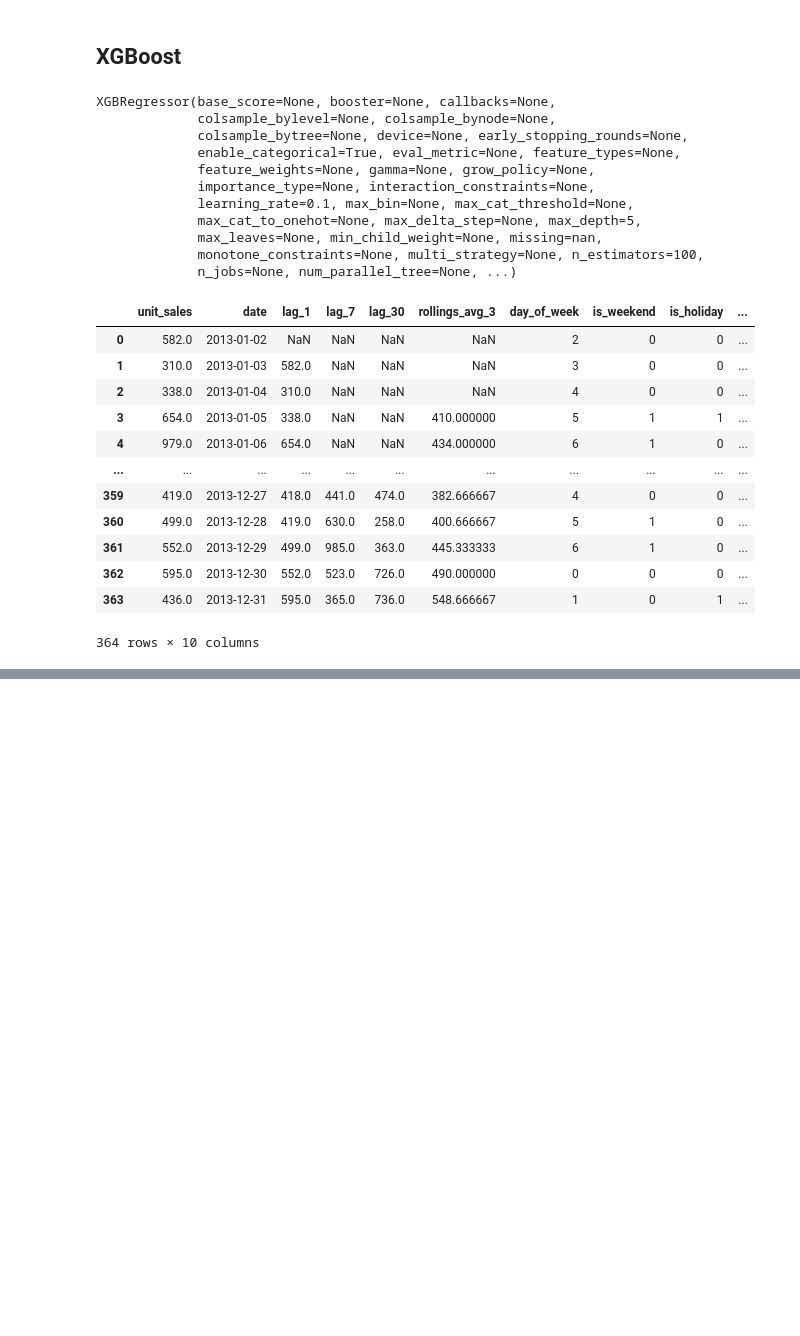
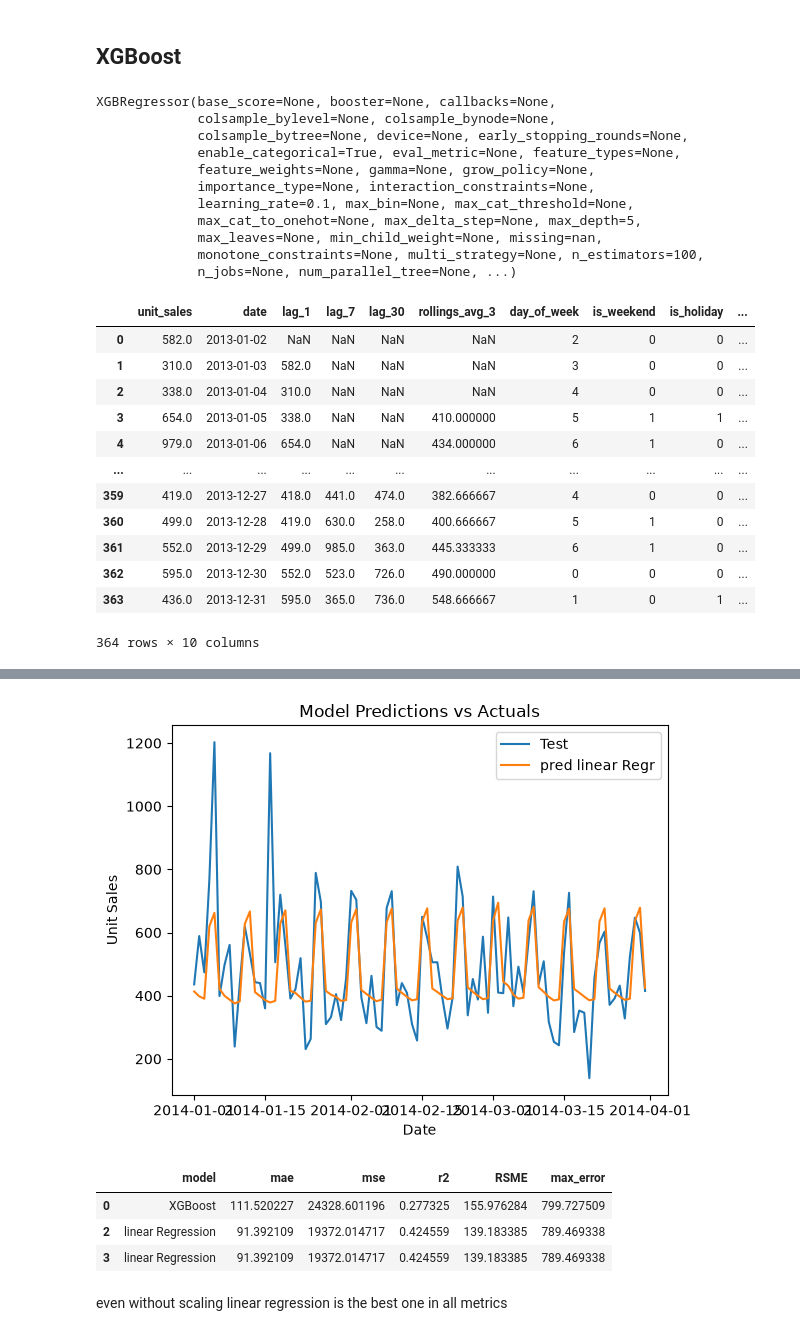
Before and after one commit to ka-katrin/Python_Timeseries_Project, a Jupyter notebook: feature_engineering_models.ipynb, the cells around one changed output, grey strips where cells are left out. Drawn from its saved outputs; the diff is of its cells as text; code cells hidden in the pictures; blank space fills up the shorter version.

```diff
--- a/feature_engineering_models.ipynb
+++ b/feature_engineering_models.ipynb
@@ -200,0 +256,4 @@ model_evaluation.loc[len(model_evaluation)] = ['arima', aic, mae, mse, r2]
+# %%
+x_train_lr['date']=x_train_lr.index     #linear regression can't handle daytime objects
+# %%
+x_train_lr.drop('date',axis=1,inplace=True)
@@ -200,0 +265,12 @@ model_evaluation.loc[len(model_evaluation)] = ['arima', aic, mae, mse, r2]
+# %%
+forecast_linearr = iterative_forecast(model_linearr, train, len(y_test))
+# %%
+plt.plot(test['date'], test['unit_sales'], label='Test')
+plt.plot(forecast_xgboost['date'], forecast_linearr['unit_sales'], label='pred linear Regr')
+plt.legend()
+plt.title('Model Predictions vs Actuals')
+plt.xlabel('Date')
+plt.ylabel('Unit Sales')
+plt.show()
+# %% [output]
+[figure, added]
@@ -200,0 +286,9 @@ model_evaluation.loc[len(model_evaluation)] = ['arima', aic, mae, mse, r2]
+# %%
+model_evaluation
+# %% [output]
+|  | model | mae | mse | r2 | RSME | max_error |
+| 0 | XGBoost | 111.520227 | 24328.601196 | 0.277325 | 155.976284 | 799.727509 |
+| 2 | linear Regression | 91.392109 | 19372.014717 | 0.424559 | 139.183385 | 789.469338 |
+| 3 | linear Regression | 91.392109 | 19372.014717 | 0.424559 | 139.183385 | 789.469338 |
+# %% [markdown]
+even without scaling linear regression is the best one in all metrics
```
Also changed, not shown: parts of 21 cells of this notebook.
